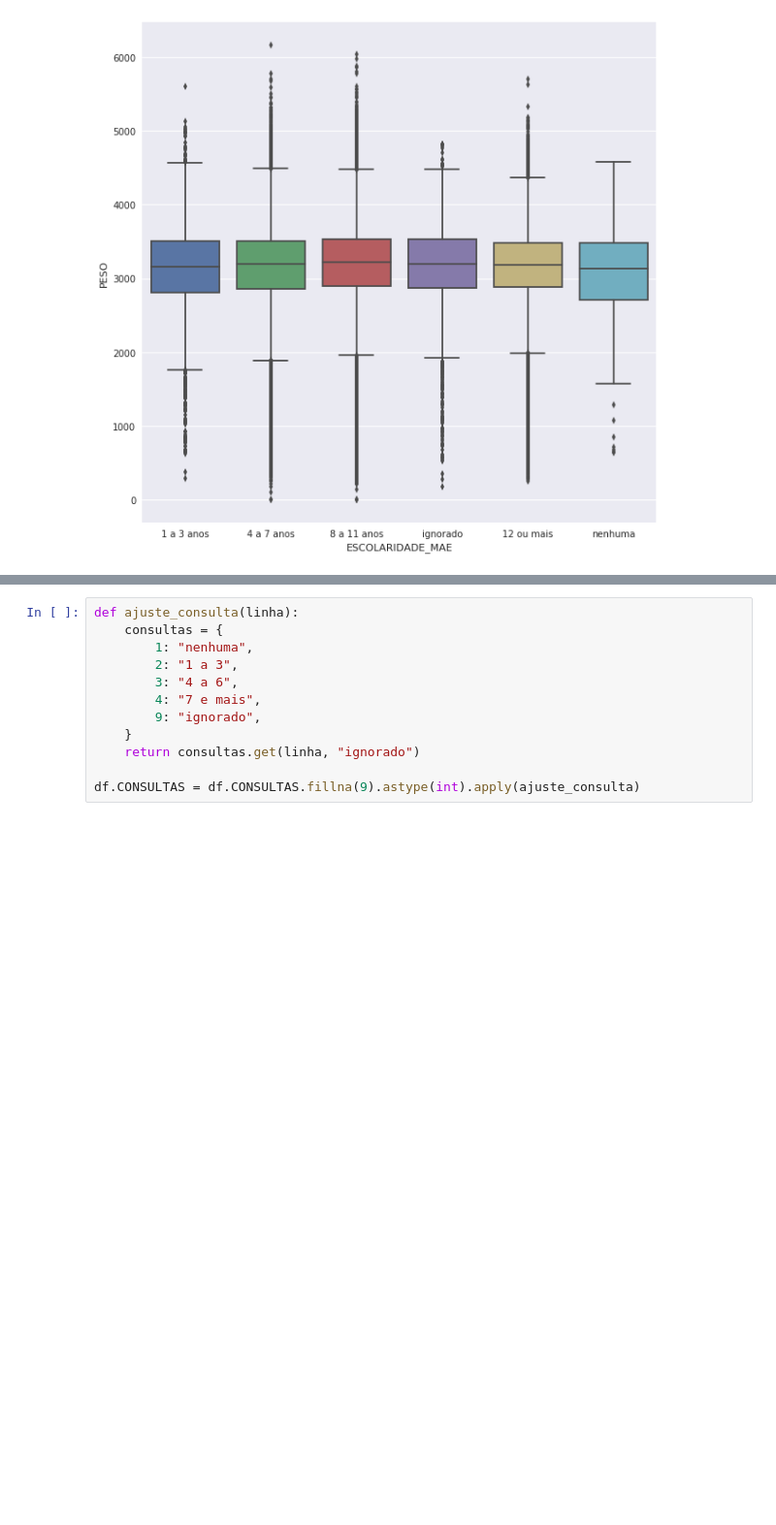
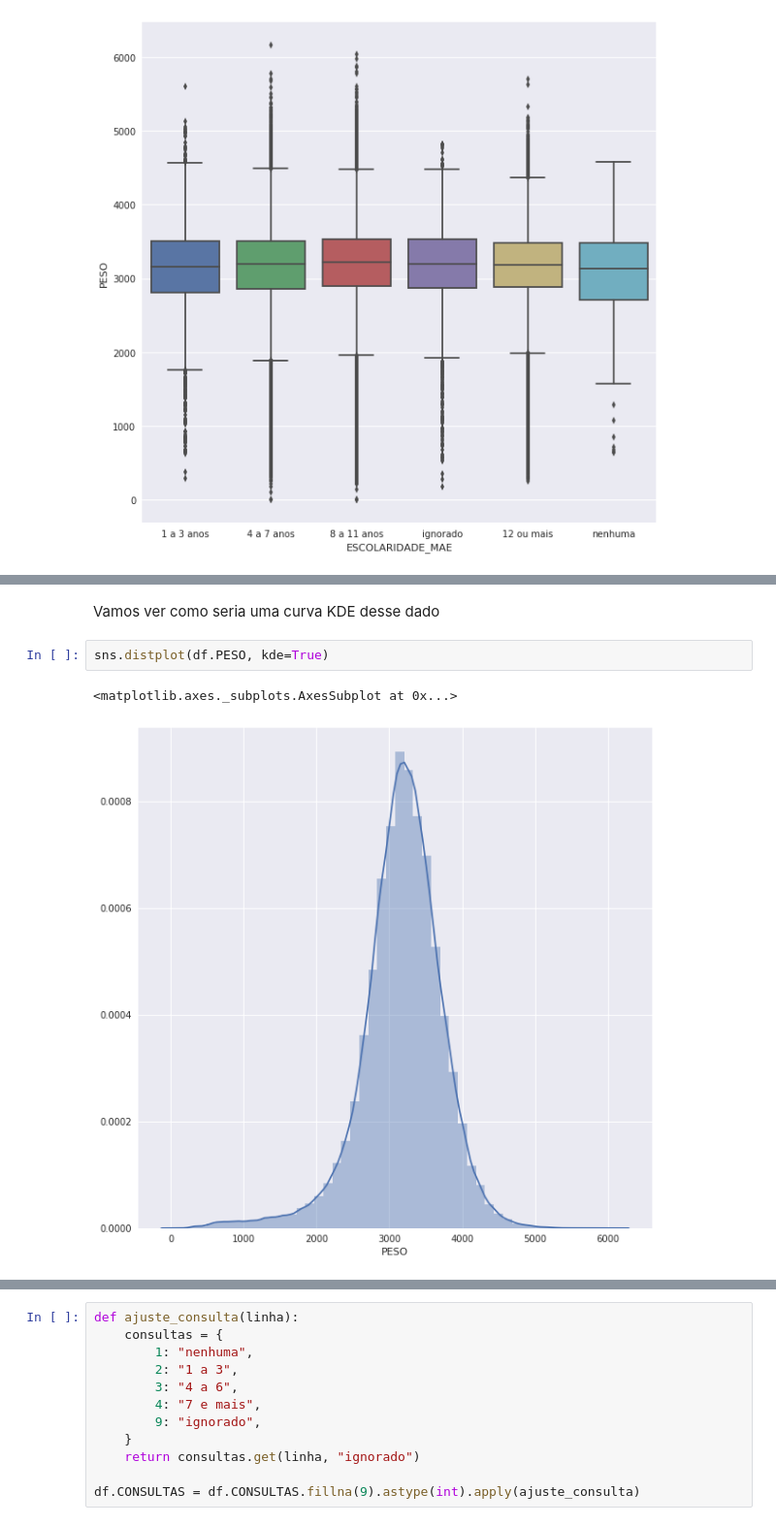
Before and after one commit to tarsisazevedo/nascidos-vivos, a Jupyter notebook: Analise de Nascidos Vivos.ipynb, the cells around one changed output, grey strips where cells are left out. Shown at 97% size. Cells and saved outputs as stored; diff of their text form; blank space fills up the shorter version.

```diff
--- a/Analise de Nascidos Vivos.ipynb
+++ b/Analise de Nascidos Vivos.ipynb
@@ -582,0 +629,7 @@ df.PESO.hist(bins=50)
+# %% [markdown]
+Vamos ver como seria uma curva KDE desse dado
+# %%
+sns.distplot(df.PESO, kde=True)
+# %% [output]
+<matplotlib.axes._subplots.AxesSubplot at 0x...>
+[figure, added]
```
Also changed, not shown: parts of 41 cells of this notebook.
